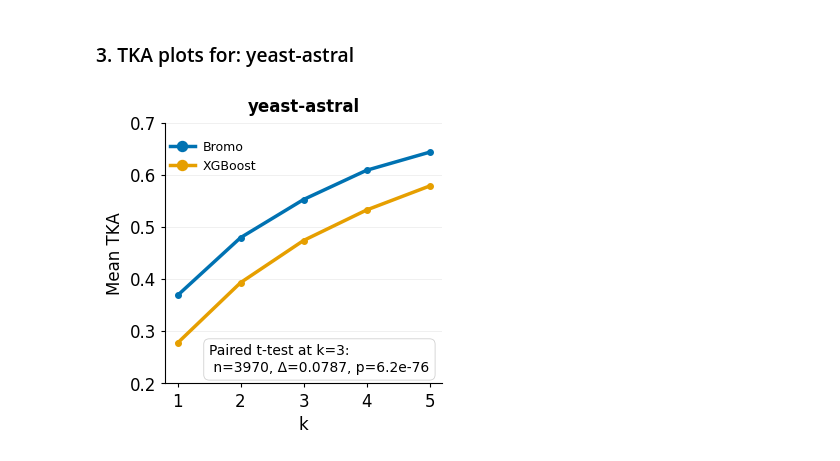
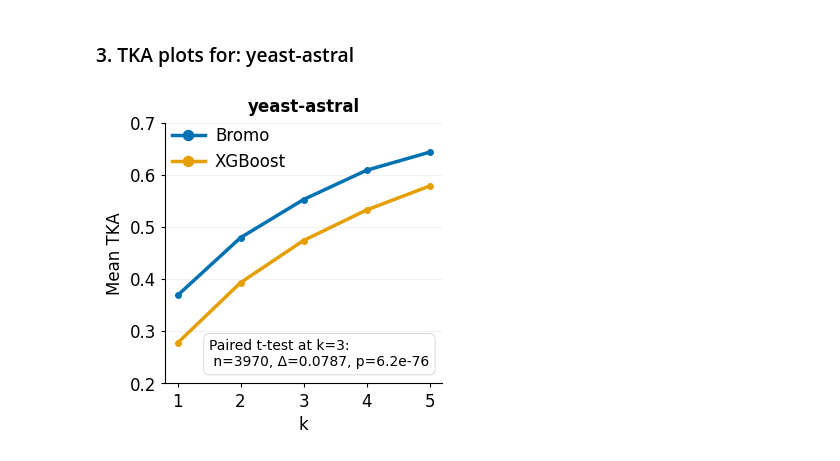
Before and after one commit to Noble-Lab/bromo-manuscript, a Jupyter notebook: ReproduceFigures/05-PlotFigure2ABC/fig2abc_builder.ipynb, the cells around one changed output. Saved outputs shown, nothing was run; the diff lists cells and outputs as text; code cells hidden in the pictures.

```diff
--- a/ReproduceFigures/05-PlotFigure2ABC/fig2abc_builder.ipynb
+++ b/ReproduceFigures/05-PlotFigure2ABC/fig2abc_builder.ipynb
@@ -50,11 +56,12 @@ xgboost_uniquepair_astral = avg_fwdrev_score(xgboost_preds_astral)
 # %%
 curve_dicts_q1_astral = eval_curve_list(
     [bromo_uniquepair_astral,xgboost_uniquepair_astral],
     topk=5, metric="q1", labels=['Bromo','XGBoost'],
     title = 'yeast-astral',
     save_path = './fig2a_astral.pdf',
     ylim = (0.2,0.7),
-    ttest_loc = (0.16, 0.15),
-    ttest_text_fs = 10)
+    ttest_loc = (0.16, 0.17),
+    ttest_text_fs = 10,
+    legend_fs = 12)
 # %% [output]
-[figure, old version]
+[figure, new version]
```
Also changed, not shown: parts of 5 cells of this notebook, 13 other files.
